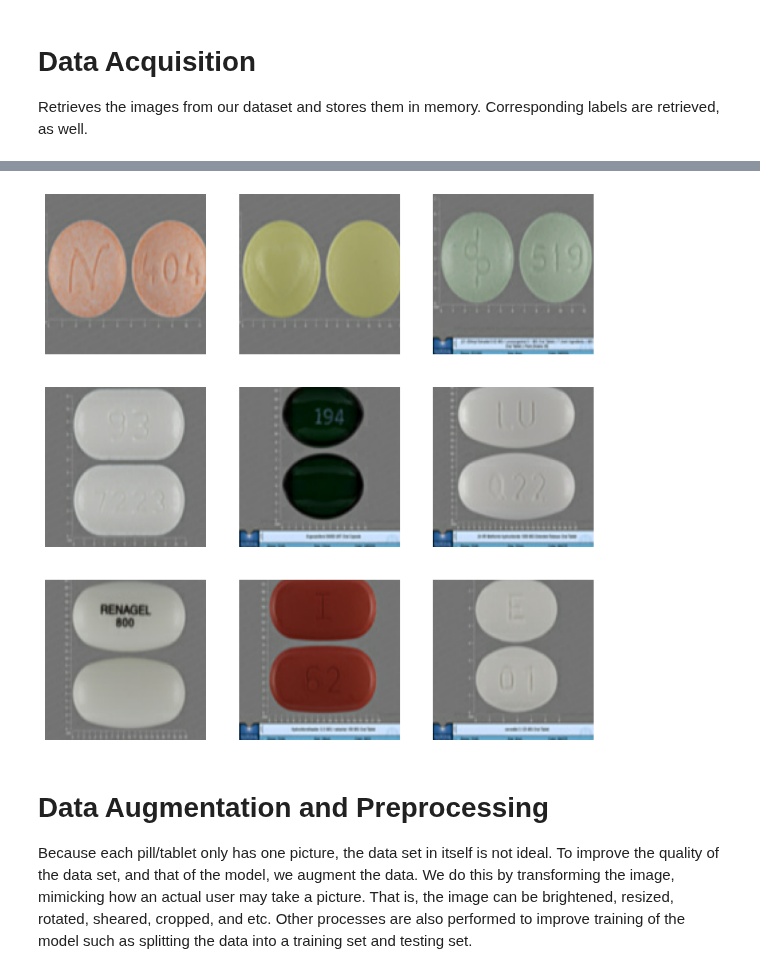
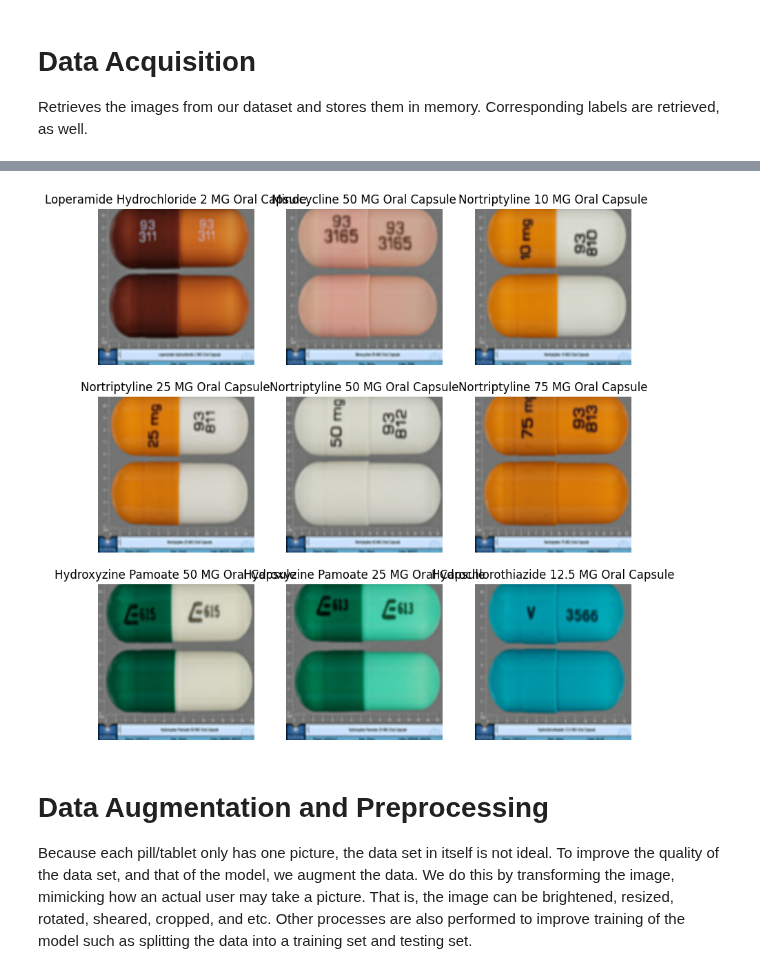
Before and after one commit to Chr728/Compass, a Jupyter notebook: pillIdentifierAI/Pill_Identifier.ipynb, the cells around one changed output, grey strips where cells are left out. Saved outputs shown, nothing was run; the diff lists cells and outputs as text; code cells hidden in the pictures.

Commit message:
Added data acquisition and labelling from csv

```diff
--- a/pillIdentifierAI/Pill_Identifier.ipynb
+++ b/pillIdentifierAI/Pill_Identifier.ipynb
@@ -61,17 +86,22 @@ Found 8784 files belonging to 1 classes.
+# %%
+def load_images(path, label):
+  image = tf.io.read_file(directory + '/' + path)
+  image = tf.image.decode_jpeg(image, channels=3)
+  image = tf.image.resize(image, [256, 256])
+  image /= 255.0
+  return image, label
+
+dataset = dataset.map(load_images)
 # %%
-# visualization of the irst 9 images of the dataset
+# display the first 9 images and their labels
 plt.figure(figsize=(10, 10))
-# for images, labels in train_ds.take(1):
-for images in train_ds.take(1):
-  for i in range(9):
-#     ax = plt.pyplot.subplot(3, 3, i + 1)
-#     plt.pyplot.imshow(images[i].numpy().astype("uint8"))
-#     plt.pyplot.axis("off")
-    ax = plt.subplot(3, 3, i + 1)
-    plt.imshow(images[i].numpy().astype("uint8"))
-    plt.axis("off")
+for i, (image, label) in enumerate(dataset.take(9)):
+  ax = plt.subplot(3, 3, i + 1)
+  plt.imshow(image)
+  plt.title(label_encoder.inverse_transform([label.numpy()])[0])
+  plt.axis("off")
 # %% [output]
-[figure, old version]
+[figure, new version]
 # %% [markdown]
 # Data Augmentation and Preprocessing
 Because each pill/tablet only has one picture, the data set in itself is not ideal.
```
Also changed, not shown: parts of 4 cells of this notebook, 3 other files.
